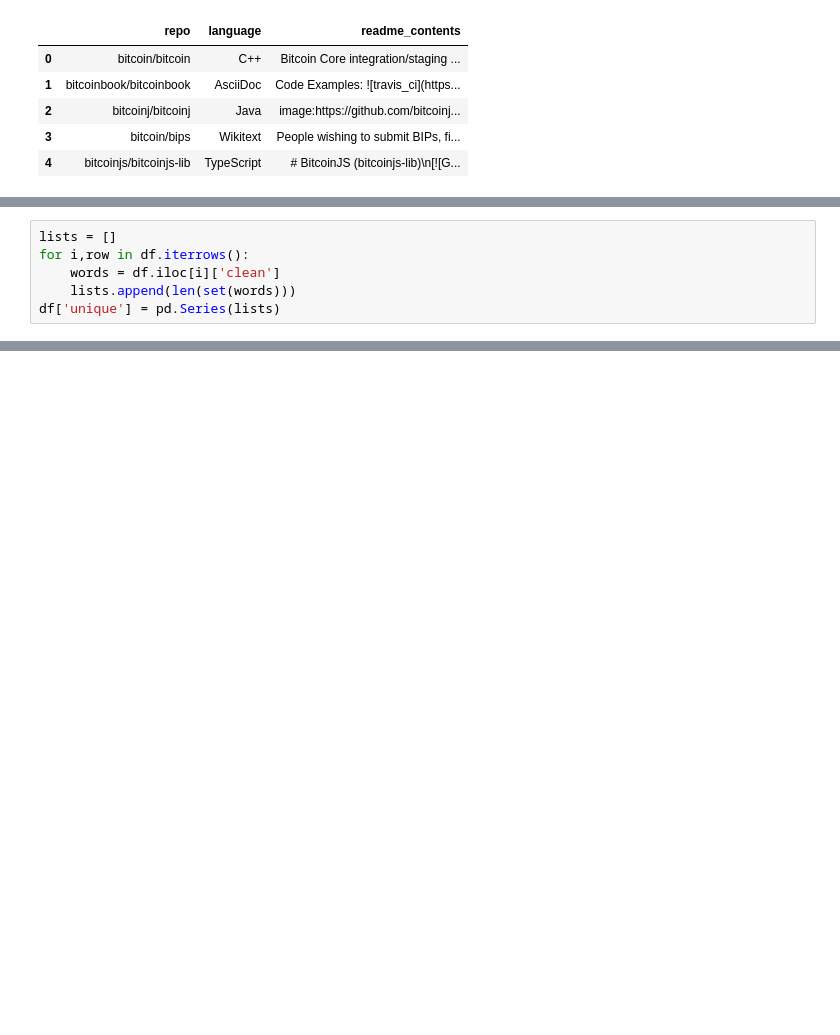
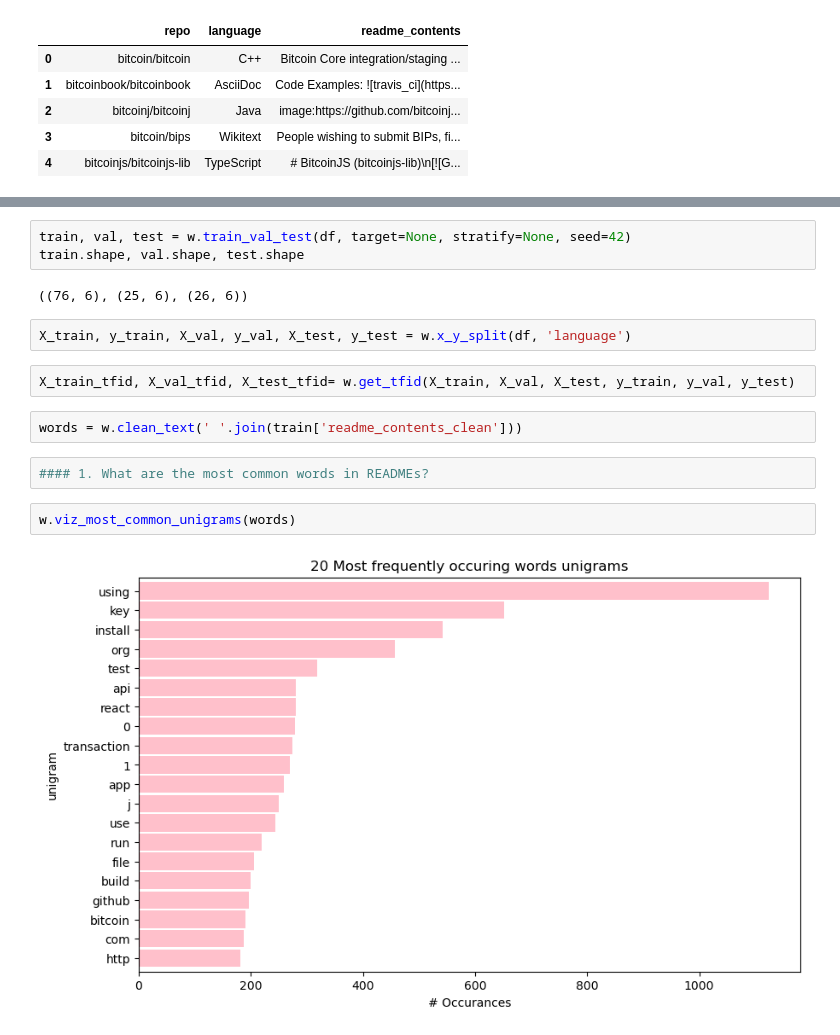
Before and after one commit to JDSINLP/NLP-Project, a Jupyter notebook: dev_scratchbook.ipynb, the cells around one changed output, grey strips where cells are left out. Cells and saved outputs as stored; diff of their text form; blank space fills up the shorter version.

```diff
--- a/dev_scratchbook.ipynb
+++ b/dev_scratchbook.ipynb
@@ -220,6 +69,0 @@ df
-# %%
-lists = []
-for i,row in df.iterrows():
-    words = df.iloc[i]['clean']
-    lists.append(len(set(words)))
-df['unique'] = pd.Series(lists)
@@ -241,0 +70,17 @@ df
+# %%
+train, val, test = w.train_val_test(df, target=None, stratify=None, seed=42)
+train.shape, val.shape, test.shape
+# %% [output]
+((76, 6), (25, 6), (26, 6))
+# %%
+X_train, y_train, X_val, y_val, X_test, y_test = w.x_y_split(df, 'language')
+# %%
+X_train_tfid, X_val_tfid, X_test_tfid= w.get_tfid(X_train, X_val, X_test, y_train, y_val, y_test)
+# %%
+words = w.clean_text(' '.join(train['readme_contents_clean']))
+# %%
+#### 1. What are the most common words in READMEs?
+# %%
+w.viz_most_common_unigrams(words)
+# %% [output]
+[figure, added]
```
Also changed, not shown: parts of 42 cells of this notebook.
